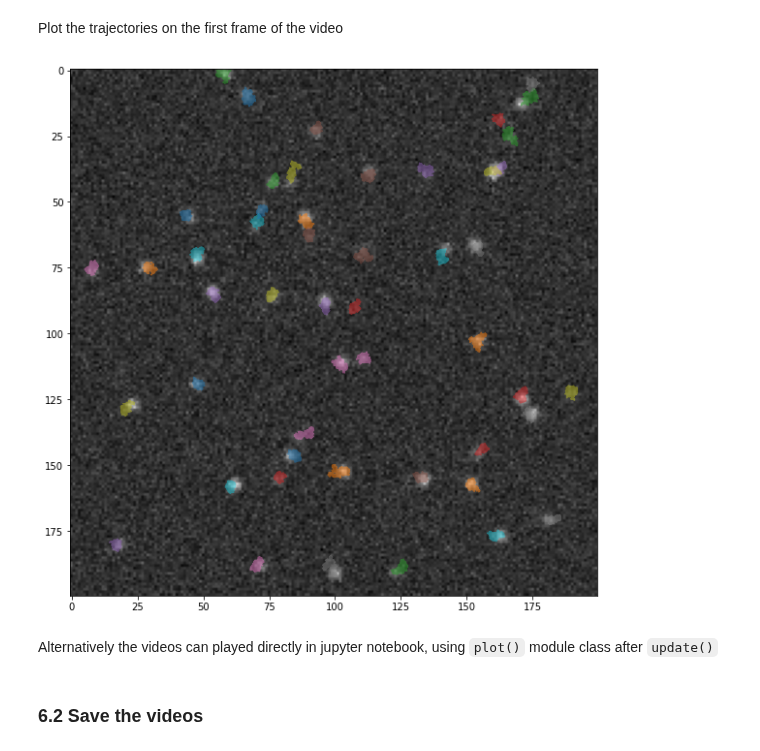
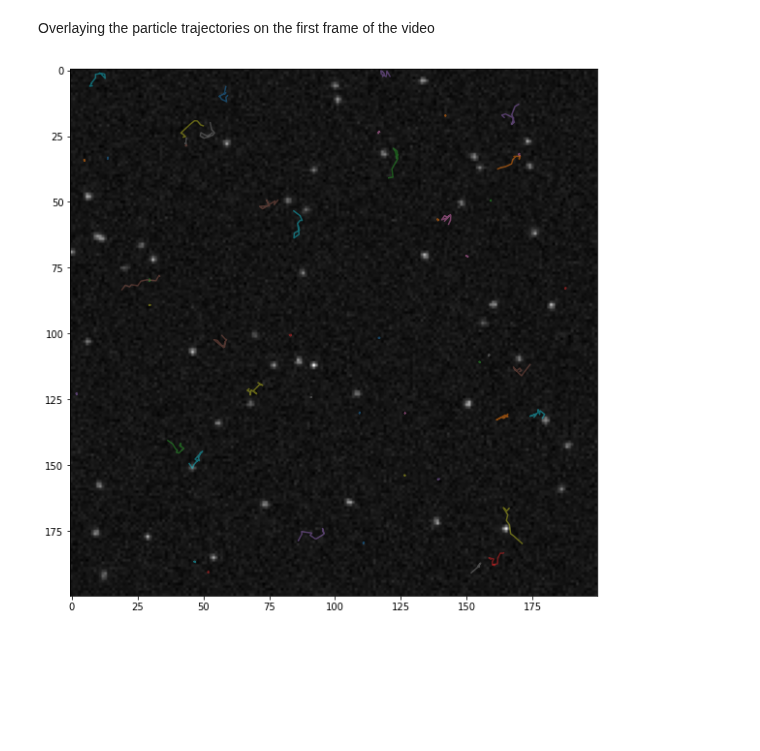
Before and after one commit to AnDiChallenge/andi_datasets, a Jupyter notebook: tutorials/creating_videos_phenom.ipynb, the cells around one changed output. Drawn from its saved outputs; the diff is of its cells as text; code cells hidden in the pictures; blank space fills up the shorter version.

Commit message:
Update creating_videos_phenom.ipynb
Updated the markdown and examples

```diff
--- a/tutorials/creating_videos_phenom.ipynb
+++ b/tutorials/creating_videos_phenom.ipynb
@@ -13,7 +14,7 @@ from andi_datasets.models_phenom import models_phenom
 # %%
-T = 500 # number of time steps (frames)
+T = 10 # number of time steps (frames)
 N = 50 # number of particles (trajectories)
 L = 1.5 * 128 # length of the box (pixels) -> exteneding fov by 1.5 times
 D = 0.1 # diffusion coefficient (pixels^2/frame)
 # %%
-trajs_model1, labels = models_phenom().single_state(N=N, L=L, T=T, D=D, alpha=0.5)
+trajs_model1, labels = models_phenom().single_state(N=N, L=L, T=T, Ds=D, alphas=0.5)
@@ -117,0 +104,19 @@ video_frames = video.update().resolve()
+# %%
+video, masks = get_video_andi(
+    trajs_model1,
+
+    particle_props={
+        "particle_intensity": [50, 10],  # [mean, stdev]
+        "intensity_variation": 5         # intensity variation
+    },
+
+    optics_props={
+        "output_region": [0, 0, 200, 200], # Default region is [0, 0, 128, 128]
+    },
+
+    background_props={
+        "background_mean": 10,  # Mean background
+        "background_stdev": 5   # Stdev background
+    }
+
+).update().resolve()
@@ -118,12 +135,10 @@ video_frames = video.update().resolve()
 # %% [markdown]
-Plot the trajectories on the first frame of the video
+Overlaying the particle trajectories on the first frame of the video
 # %%
 plt.figure(figsize=(10, 10))
-plt.imshow(video_frames[0], cmap="gray")
-for traj in np.moveaxis(trajs_model1, 0, 1):
-    plt.plot(traj[:,1][:1000], traj[:,0][:1000], alpha=0.5)
+plt.imshow(video[0], cmap="gray")
+for traj in np.moveaxis(trajs_model2, 0, 1):
+    plt.plot(traj[:,1], traj[:,0], alpha=0.5)
 plt.show()
 # %% [output]
-[figure, old version]
+[figure, new version]
-# %% [markdown]
-Alternatively the videos can played directly in jupyter notebook, using ``plot()`` module class after ``update()``
@@ -132,2 +144,0 @@ video.update().plot(cmap="gray")
-# %% [markdown]
-### 6.2 Save the videos
```
Also changed, not shown: parts of 30 cells of this notebook.
